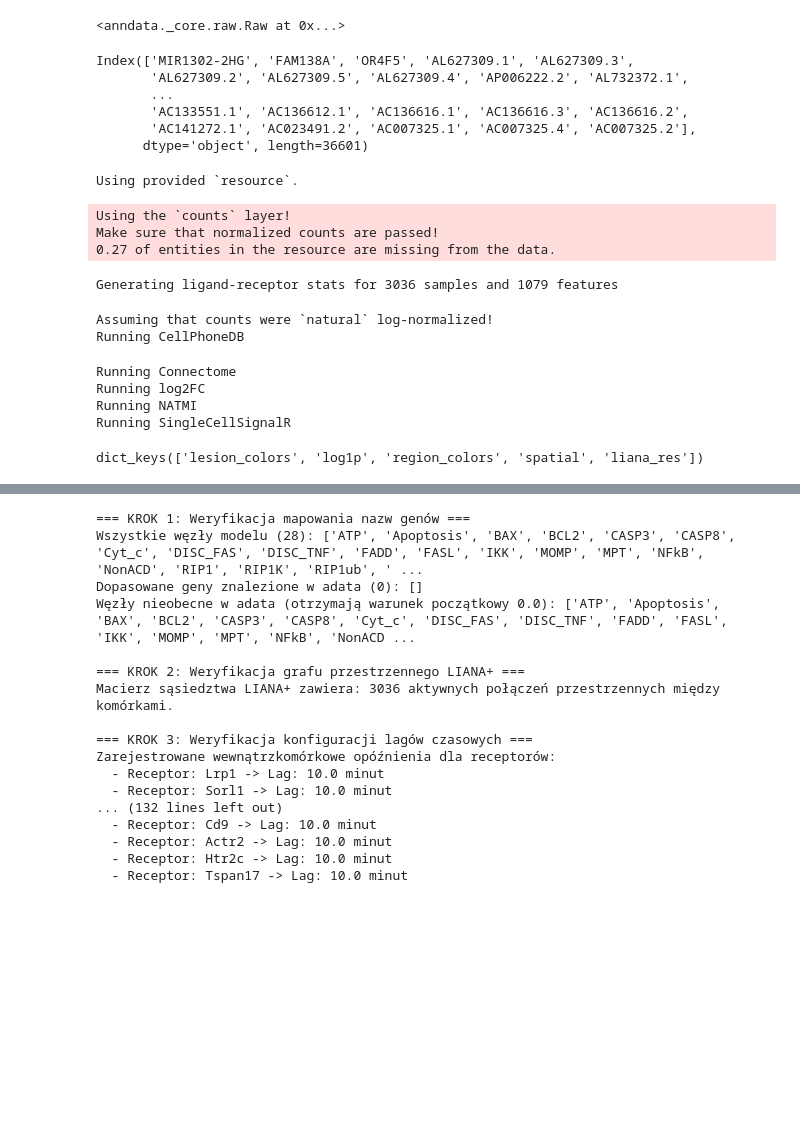
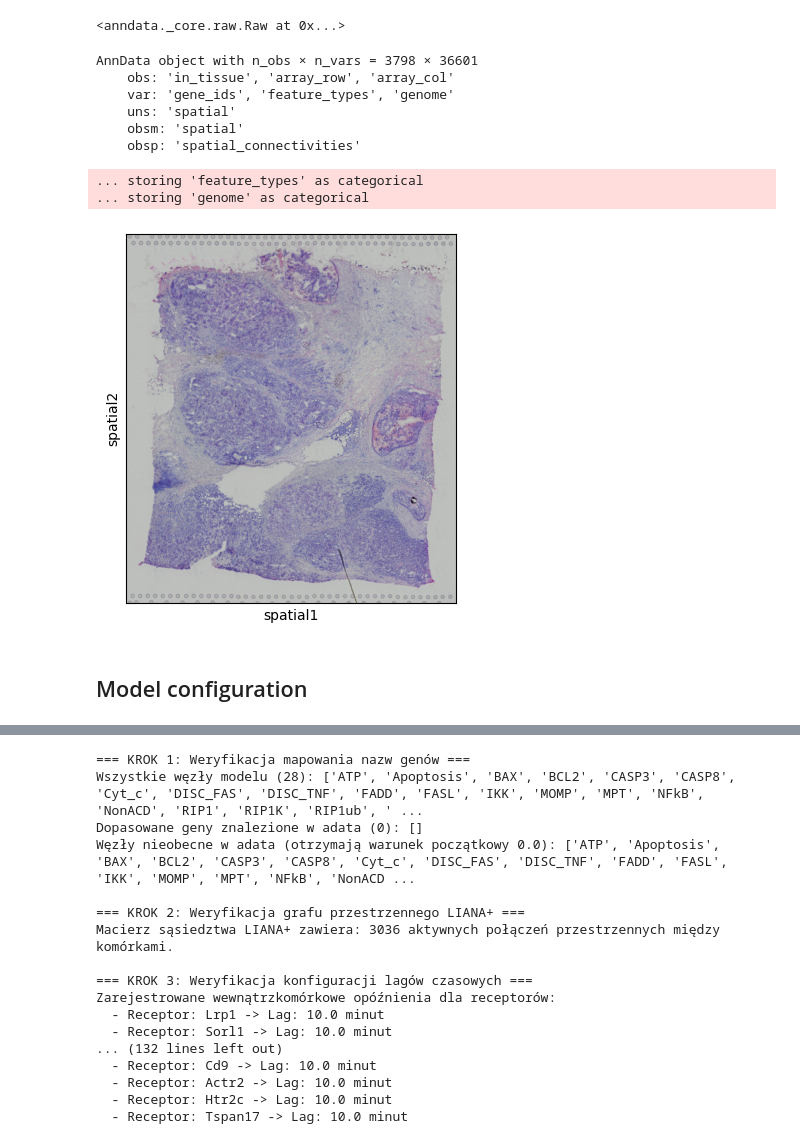
Before and after one commit to maxi7524/project_computational_biology_initial_conditions_pymyboss, a Jupyter notebook: notebooks/CellFate.ipynb, the cells around one changed output, grey strips where cells are left out. Drawn from its saved outputs; the diff is of its cells as text; code cells hidden in the pictures; blank space fills up the shorter version.

Commit message:
creating tutorial for any data

```diff
--- a/notebooks/CellFate.ipynb
+++ b/notebooks/CellFate.ipynb
@@ -66,38 +66,3 @@ adata.raw = adata
 adata.raw
 # %% [output]
 <anndata._core.raw.Raw at 0x...>
-# %%
-# create `raw_counts` layer for copying raw X data
-adata.layers['raw_counts'] = adata.X.copy()
-# %% [output]
-Index(['MIR1302-2HG', 'FAM138A', 'OR4F5', 'AL627309.1', 'AL627309.3',
-       'AL627309.2', 'AL627309.5', 'AL627309.4', 'AP006222.2', 'AL732372.1',
-       ...
-       'AC133551.1', 'AC136612.1', 'AC136616.1', 'AC136616.3', 'AC136616.2',
-       'AC141272.1', 'AC023491.2', 'AC007325.1', 'AC007325.4', 'AC007325.2'],
-      dtype='object', length=36601)
-# %%
-# Run rank_aggregate
-li.mt.rank_aggregate(adata,
-                     groupby='region',
-                     resource='consensus',
-                     expr_prop=0.1,
-                     use_raw = True,           # we change default layer
-                    #  layer='raw_counts',            # we apply specific layer
-                     verbose=True)
-# %% [output]
-Using provided `resource`.
-Using the `counts` layer!
-Make sure that normalized counts are passed!
-0.27 of entities in the resource are missing from the data.
-Generating ligand-receptor stats for 3036 samples and 1079 features
-Assuming that counts were `natural` log-normalized!
-Running CellPhoneDB
-Running Connectome
-Running log2FC
-Running NATMI
-Running SingleCellSignalR
-# %%
-rna.uns.keys()
-# %% [output]
-dict_keys(['lesion_colors', 'log1p', 'region_colors', 'spatial', 'liana_res'])
@@ -104,3 +71,20 @@ dict_keys(['lesion_colors', 'log1p', 'region_colors', 'spatial', 'liana_res'])
+# %%
+adata
+# %% [output]
+AnnData object with n_obs × n_vars = 3798 × 36601
+    obs: 'in_tissue', 'array_row', 'array_col'
+    var: 'gene_ids', 'feature_types', 'genome'
+    uns: 'spatial'
+    obsm: 'spatial'
+    obsp: 'spatial_connectivities'
+# %%
+sc.pl.spatial(adata=adata)
+# %% [output]
+... storing 'feature_types' as categorical
+... storing 'genome' as categorical
+[figure, added]
+# %% [markdown]
+## Model configuration
 # %%
 from MaBossSpatial import SpatialBooleanPipeline
 # %%
```
Also changed, not shown: parts of 4 cells of this notebook, 1 other file.
